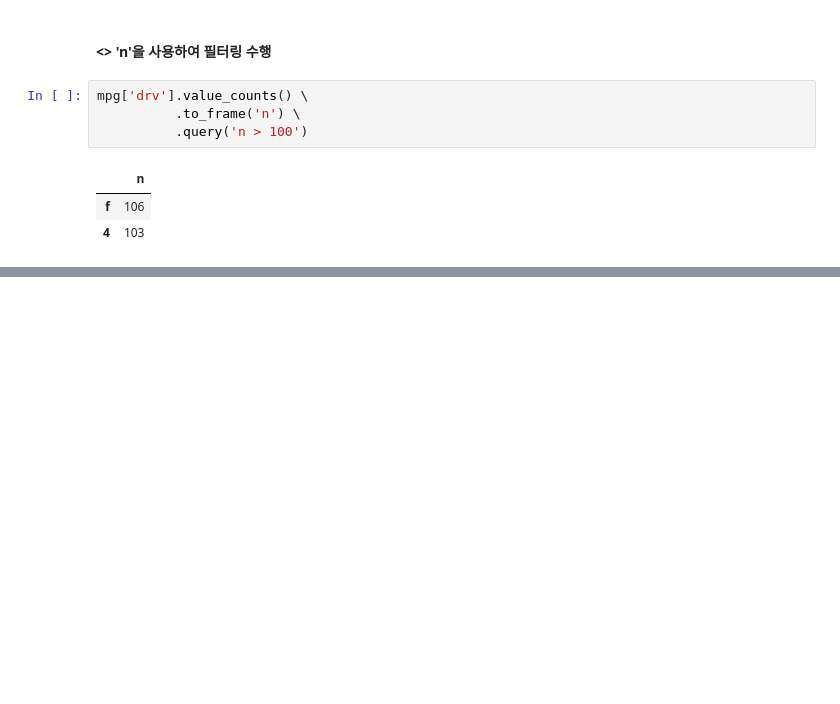
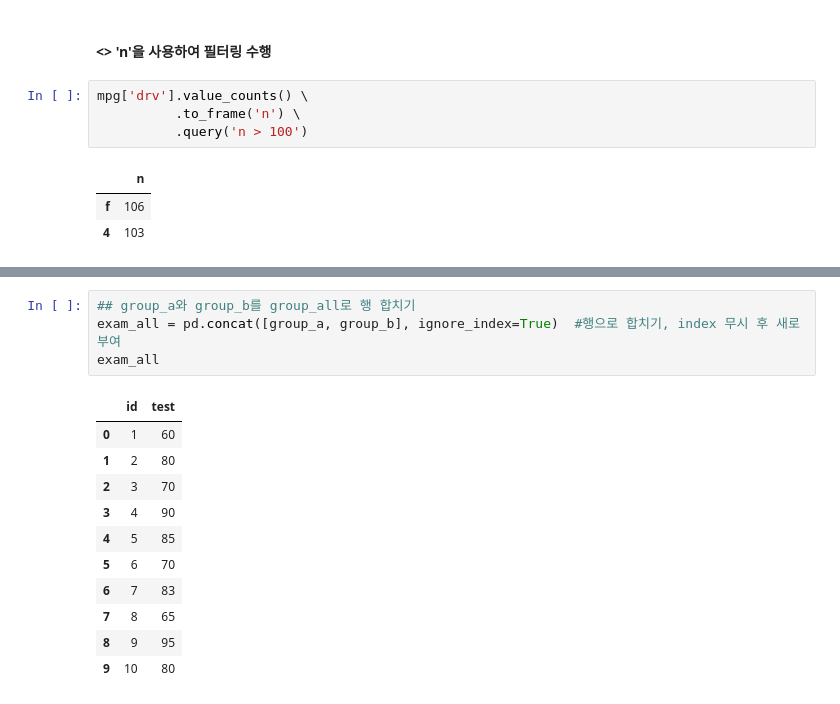
Before and after one commit to dndxor/BCDA, a Jupyter notebook: Ch06_DataHandling.ipynb, the cells around one changed output, grey strips where cells are left out. Drawn from its saved outputs; the diff is of its cells as text; blank space fills up the shorter version.

```diff
--- a/Ch06_DataHandling.ipynb
+++ b/Ch06_DataHandling.ipynb
@@ -852,0 +1037,16 @@ mpg['drv'].value_counts() \
+# %%
+## group_a와 group_b를 group_all로 행 합치기
+exam_all = pd.concat([group_a, group_b], ignore_index=True)  #행으로 합치기, index 무시 후 새로 부여
+exam_all
+# %% [output]
+|  | id | test |
+| 0 | 1 | 60 |
+| 1 | 2 | 80 |
+| 2 | 3 | 70 |
+| 3 | 4 | 90 |
+| 4 | 5 | 85 |
+| 5 | 6 | 70 |
+| 6 | 7 | 83 |
+| 7 | 8 | 65 |
+| 8 | 9 | 95 |
+| 9 | 10 | 80 |
```
Also changed, not shown: parts of 46 cells of this notebook, 5 other files.
